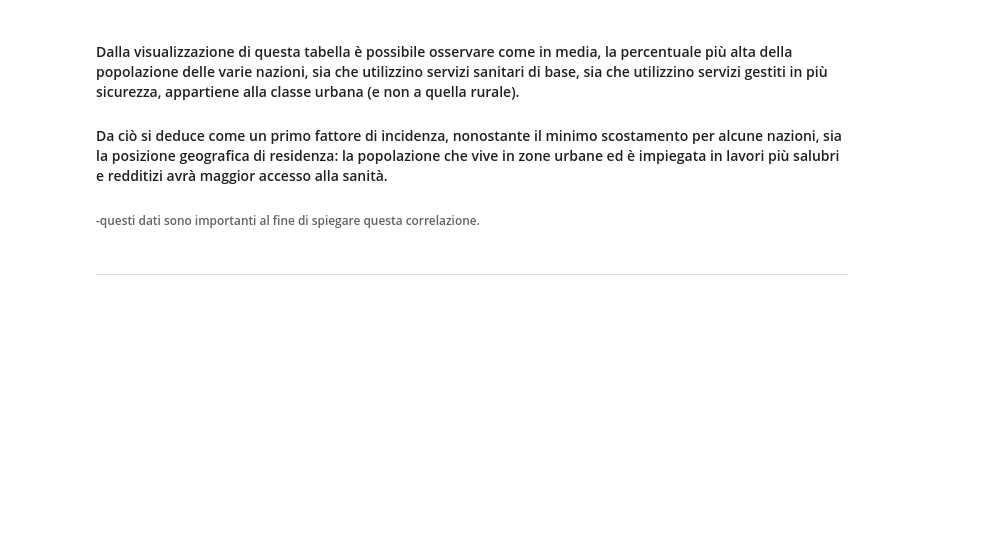
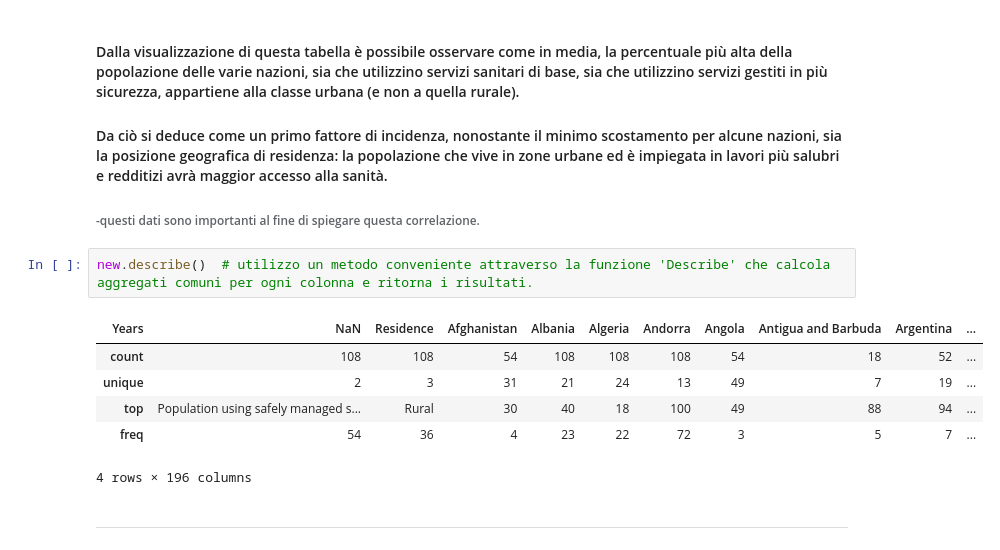
Before and after one commit to FRANCE2011/Uni-github, a Jupyter notebook: Sanitation and Global Health.ipynb, the cells around one changed output. Drawn from its saved outputs; the diff is of its cells as text; blank space fills up the shorter version.

```diff
--- a/Sanitation and Global Health.ipynb
+++ b/Sanitation and Global Health.ipynb
@@ -142,6 +182,15 @@ new.transpose()  # utilizzo la funzione 'Trasposta' per una nuova visualizzazion
 #### Da ciò si deduce come un primo fattore di incidenza, nonostante il minimo scostamento per alcune nazioni, sia la posizione geografica di residenza: la popolazione che vive in zone urbane ed è impiegata in lavori più salubri e redditizi avrà maggior accesso alla sanità.
 
 ###### -questi dati sono importanti al fine di spiegare questa correlazione.
+# %%
+new.describe()  # utilizzo un metodo conveniente attraverso la funzione 'Describe' che calcola aggregati comuni per ogni colonna e ritorna i risultati.
+# %% [output]
+| Years | NaN | Residence | Afghanistan | Albania | Algeria | Andorra | Angola | Antigua and Barbuda | Argentina | ... |
+| count | 108 | 108 | 54 | 108 | 108 | 108 | 54 | 18 | 52 | ... |
+| unique | 2 | 3 | 31 | 21 | 24 | 13 | 49 | 7 | 19 | ... |
+| top | Population using safely managed s... | Rural | 30 | 40 | 18 | 100 | 49 | 88 | 94 | ... |
+| freq | 54 | 36 | 4 | 23 | 22 | 72 | 3 | 5 | 7 | ... |
+4 rows × 196 columns
 # %% [markdown]
 ***
 # %% [markdown]
```
Also changed, not shown: parts of 41 cells of this notebook.
